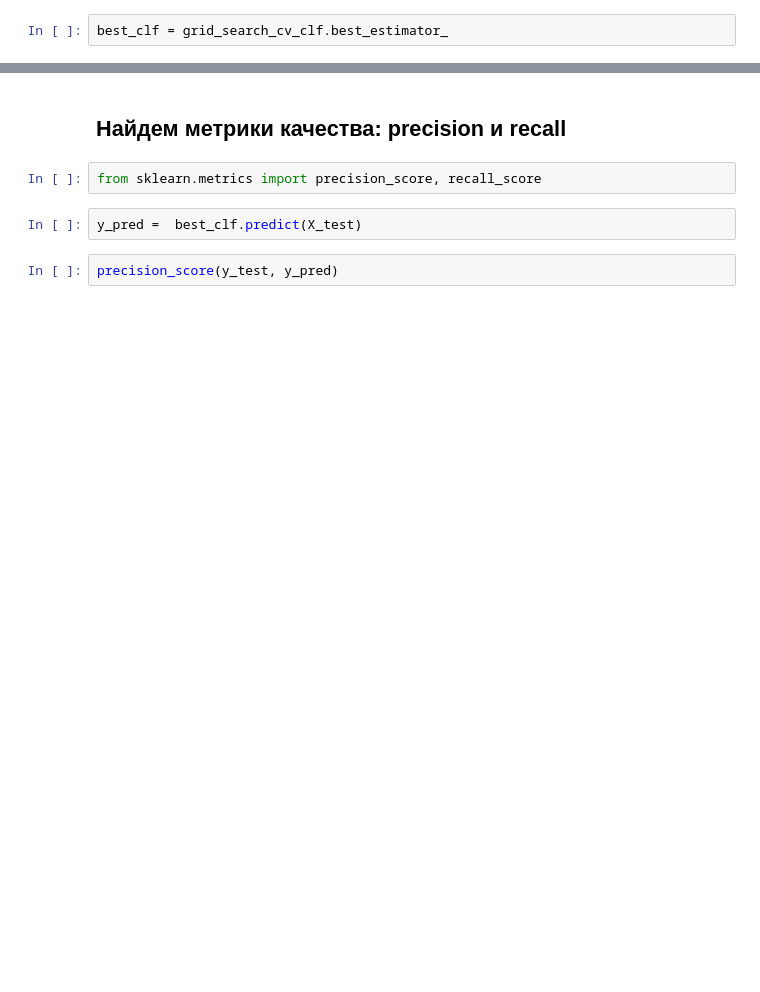
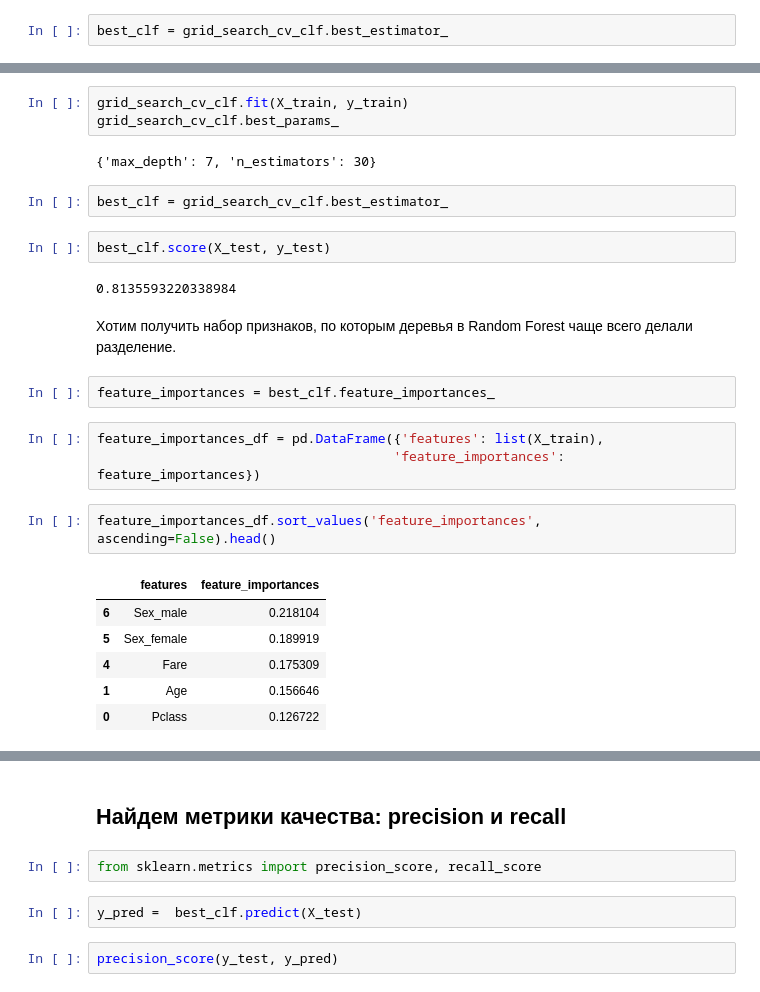
Before and after one commit to twinsevil/stepik-ML-contest, a Jupyter notebook: 2.3 Titanic. ML from Disaster.ipynb, the cells around one changed output, grey strips where cells are left out. Cells and saved outputs as stored; diff of their text form; blank space fills up the shorter version.

Commit message:
Add Random Forest in Titanic

```diff
--- a/2.3 Titanic. ML from Disaster.ipynb
+++ b/2.3 Titanic. ML from Disaster.ipynb
@@ -428,0 +486,27 @@ best_clf.score(X_test, y_test)
+# %%
+grid_search_cv_clf.fit(X_train, y_train)
+grid_search_cv_clf.best_params_
+# %% [output]
+{'max_depth': 7, 'n_estimators': 30}
+# %%
+best_clf = grid_search_cv_clf.best_estimator_
+# %%
+best_clf.score(X_test, y_test)
+# %% [output]
+0.8135593220338984
+# %% [markdown]
+Хотим получить набор признаков, по которым деревья в Random Forest чаще всего делали разделение.
+# %%
+feature_importances = best_clf.feature_importances_
+# %%
+feature_importances_df = pd.DataFrame({'features': list(X_train),
+                                      'feature_importances': feature_importances})
+# %%
+feature_importances_df.sort_values('feature_importances', ascending=False).head()
+# %% [output]
+|  | features | feature_importances |
+| 6 | Sex_male | 0.218104 |
+| 5 | Sex_female | 0.189919 |
+| 4 | Fare | 0.175309 |
+| 1 | Age | 0.156646 |
+| 0 | Pclass | 0.126722 |
```
Also changed, not shown: parts of 59 cells of this notebook.
